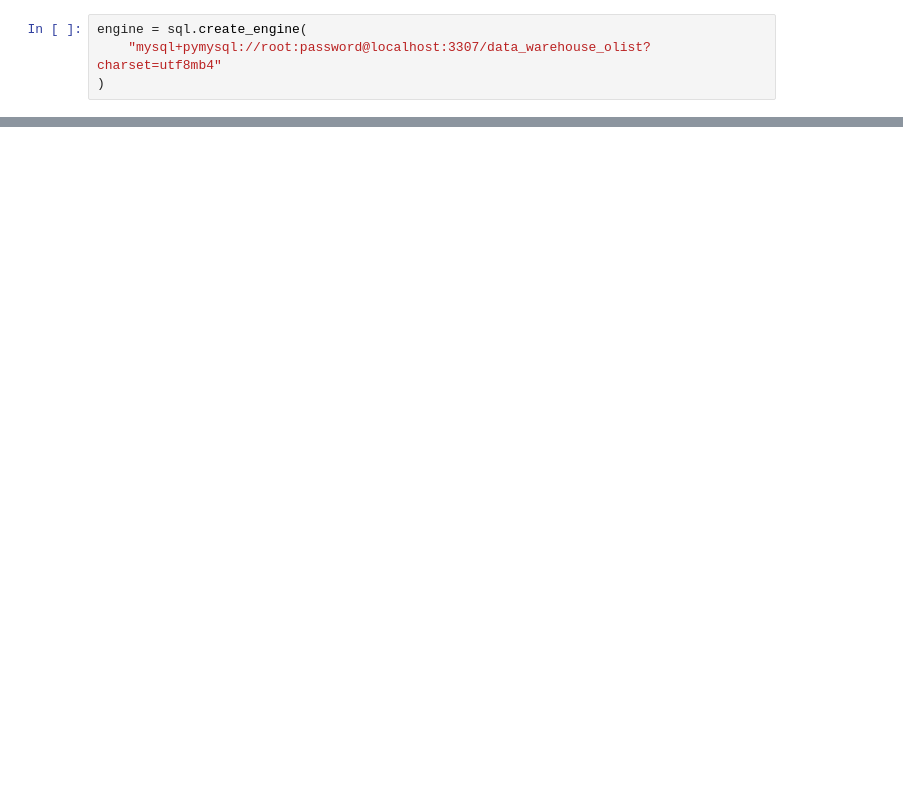
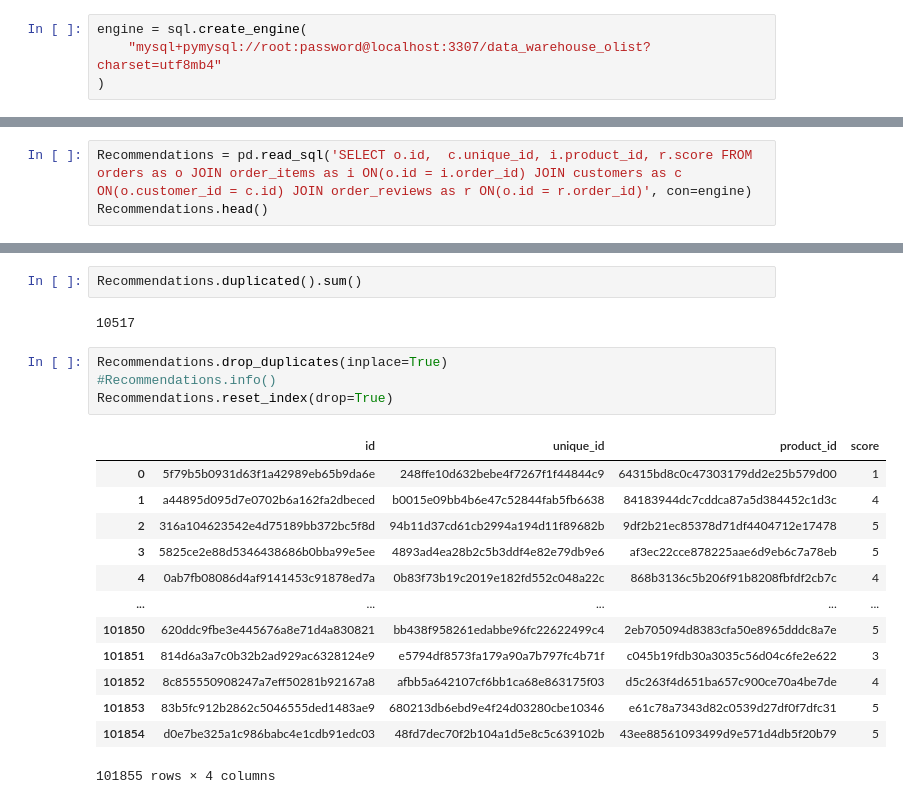
Before and after one commit to agusdm97/PF-DTS05-E-COMMERCE-OLIST, a Jupyter notebook: machine_learning/ml_recomendacion.ipynb, the cells around one changed output, grey strips where cells are left out. Cells and saved outputs as stored; diff of their text form; blank space fills up the shorter version.

```diff
--- a/machine_learning/ml_recomendacion.ipynb
+++ b/machine_learning/ml_recomendacion.ipynb
@@ -27,0 +12,3 @@ memory usage: 5.2+ MB
+# %%
+Recommendations = pd.read_sql('SELECT o.id,  c.unique_id, i.product_id, r.score FROM orders as o JOIN order_items as i ON(o.id = i.order_id) JOIN customers as c ON(o.customer_id = c.id) JOIN order_reviews as r ON(o.id = r.order_id)', con=engine)
+Recommendations.head()
@@ -27,0 +22,22 @@ memory usage: 5.2+ MB
+# %%
+Recommendations.duplicated().sum()
+# %% [output]
+10517
+# %%
+Recommendations.drop_duplicates(inplace=True)
+#Recommendations.info()
+Recommendations.reset_index(drop=True)
+# %% [output]
+|  | id | unique_id | product_id | score |
+| 0 | 5f79b5b0931d63f1a42989eb65b9da6e | 248ffe10d632bebe4f7267f1f44844c9 | 64315bd8c0c47303179dd2e25b579d00 | 1 |
+| 1 | a44895d095d7e0702b6a162fa2dbeced | b0015e09bb4b6e47c52844fab5fb6638 | 84183944dc7cddca87a5d384452c1d3c | 4 |
+| 2 | 316a104623542e4d75189bb372bc5f8d | 94b11d37cd61cb2994a194d11f89682b | 9df2b21ec85378d71df4404712e17478 | 5 |
+| 3 | 5825ce2e88d5346438686b0bba99e5ee | 4893ad4ea28b2c5b3ddf4e82e79db9e6 | af3ec22cce878225aae6d9eb6c7a78eb | 5 |
+| 4 | 0ab7fb08086d4af9141453c91878ed7a | 0b83f73b19c2019e182fd552c048a22c | 868b3136c5b206f91b8208fbfdf2cb7c | 4 |
+| ... | ... | ... | ... | ... |
+| 101850 | 620ddc9fbe3e445676a8e71d4a830821 | bb438f958261edabbe96fc22622499c4 | 2eb705094d8383cfa50e8965dddc8a7e | 5 |
+| 101851 | 814d6a3a7c0b32b2ad929ac6328124e9 | e5794df8573fa179a90a7b797fc4b71f | c045b19fdb30a3035c56d04c6fe2e622 | 3 |
+| 101852 | 8c855550908247a7eff50281b92167a8 | afbb5a642107cf6bb1ca68e863175f03 | d5c263f4d651ba657c900ce70a4be7de | 4 |
+| 101853 | 83b5fc912b2862c5046555ded1483ae9 | 680213db6ebd9e4f24d03280cbe10346 | e61c78a7343d82c0539d27df0f7dfc31 | 5 |
+| 101854 | d0e7be325a1c986babc4e1cdb91edc03 | 48fd7dec70f2b104a1d5e8c5c639102b | 43ee88561093499d9e571d4db5f20b79 | 5 |
+101855 rows × 4 columns
```
Also changed, not shown: parts of 48 cells of this notebook.
